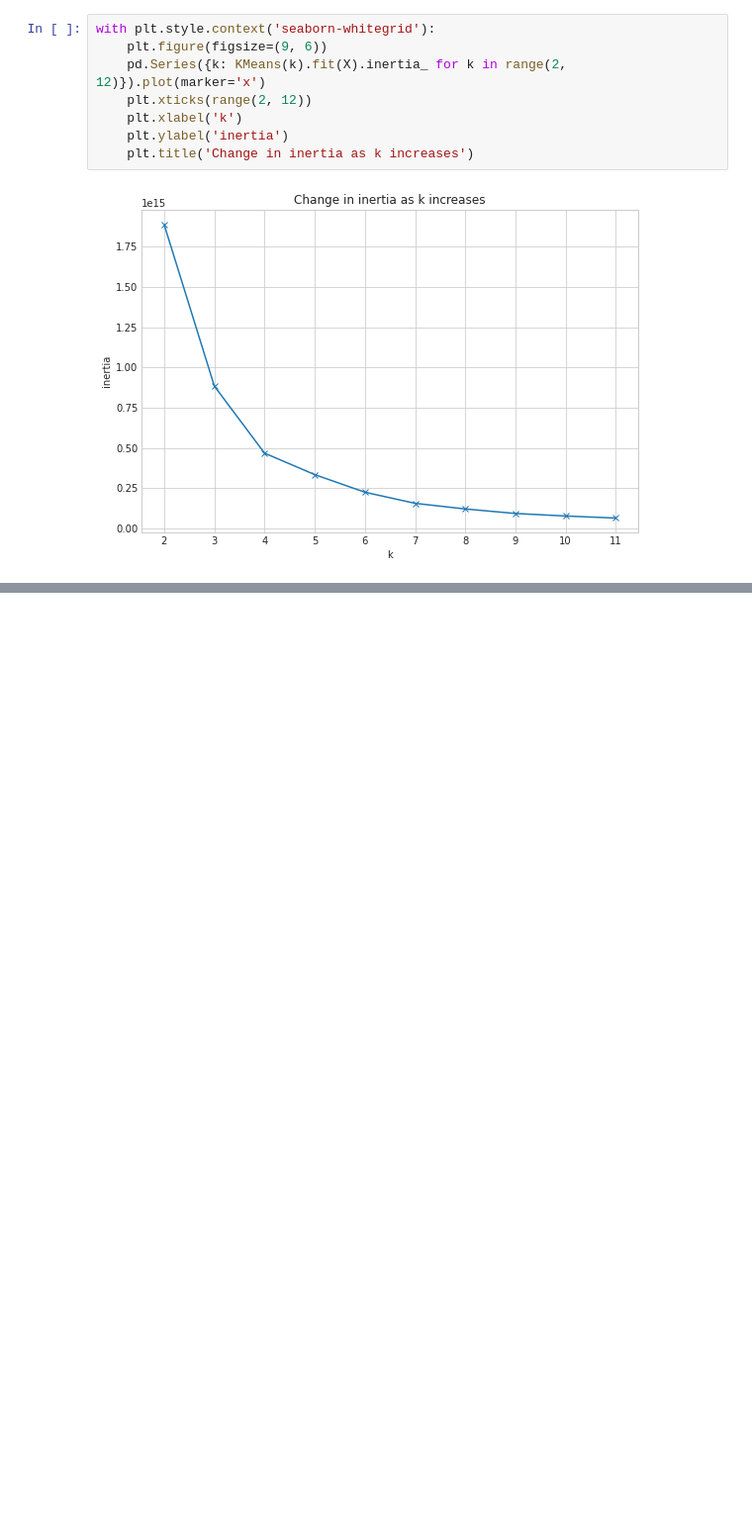
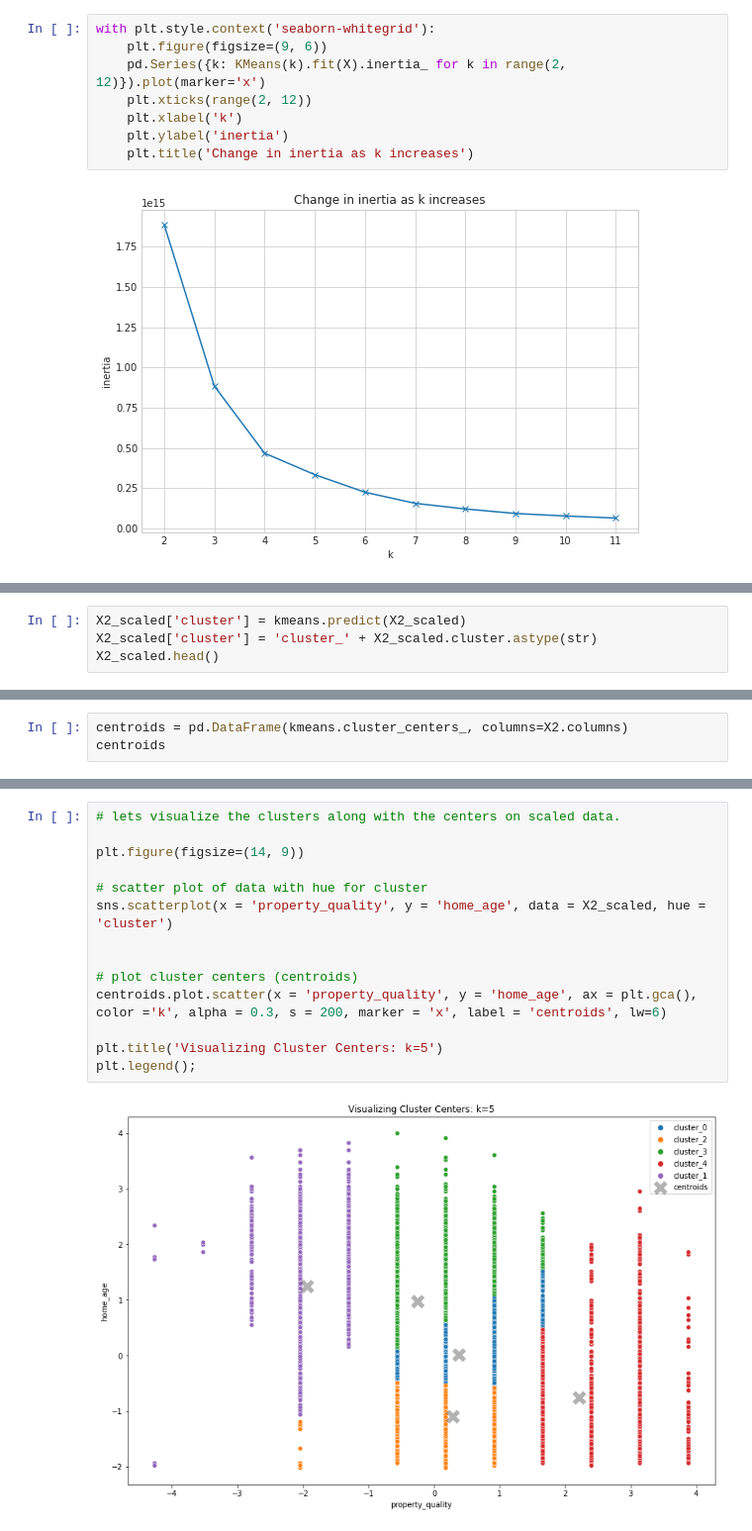
Before and after one commit to SKG-ZillowClusteringProject/zillow_clustering_project, a Jupyter notebook: notebooks/Lori.ipynb, the cells around one changed output, grey strips where cells are left out. Shown at 99% size. Saved outputs shown, nothing was run; the diff lists cells and outputs as text; blank space fills up the shorter version.

```diff
--- a/notebooks/Lori.ipynb
+++ b/notebooks/Lori.ipynb
@@ -543,0 +767,4 @@ for ax, k in zip(axs.ravel(), range(2, 6)):
+# %%
+X2_scaled['cluster'] = kmeans.predict(X2_scaled)
+X2_scaled['cluster'] = 'cluster_' + X2_scaled.cluster.astype(str)
+X2_scaled.head()
@@ -543,0 +786,3 @@ for ax, k in zip(axs.ravel(), range(2, 6)):
+# %%
+centroids = pd.DataFrame(kmeans.cluster_centers_, columns=X2.columns)
+centroids
@@ -543,0 +806,16 @@ for ax, k in zip(axs.ravel(), range(2, 6)):
+# %%
+# lets visualize the clusters along with the centers on scaled data.
+
+plt.figure(figsize=(14, 9))
+
+# scatter plot of data with hue for cluster
+sns.scatterplot(x = 'property_quality', y = 'home_age', data = X2_scaled, hue = 'cluster')
+
+
+# plot cluster centers (centroids)
+centroids.plot.scatter(x = 'property_quality', y = 'home_age', ax = plt.gca(), color ='k', alpha = 0.3, s = 200, marker = 'x', label = 'centroids', lw=6)
+
+plt.title('Visualizing Cluster Centers: k=5')
+plt.legend();
+# %% [output]
+[figure, added]
```
Also changed, not shown: parts of 74 cells of this notebook, 1 other file.
